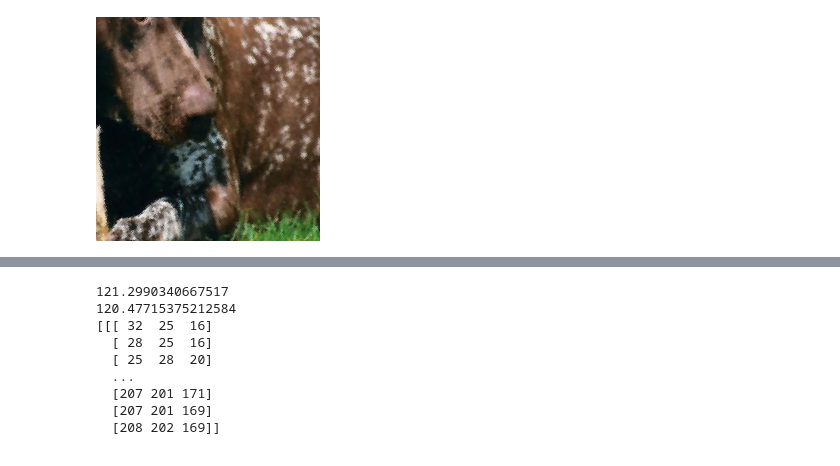
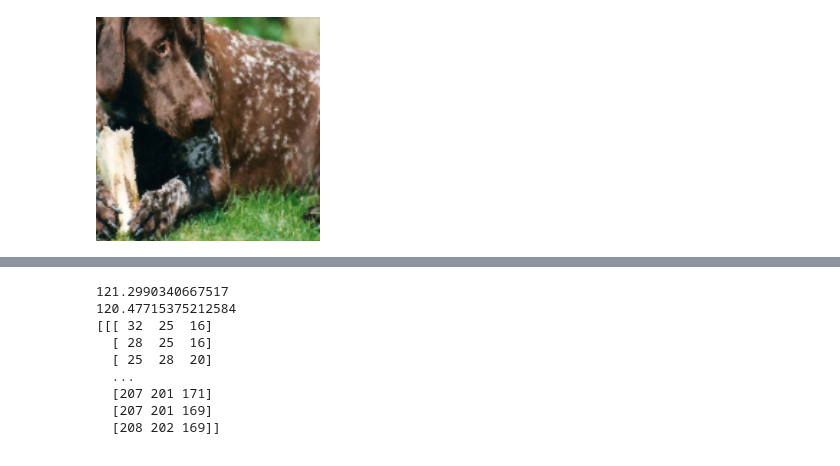
Before and after one commit to beotborry/ConformalXAI, a Jupyter notebook: explanation.ipynb, the cells around one changed output, grey strips where cells are left out. Cells and saved outputs as stored; diff of their text form; code cells hidden in the pictures.

```diff
--- a/explanation.ipynb
+++ b/explanation.ipynb
@@ -28,7 +28,8 @@ model = resnet50(weights = ResNet50_Weights.DEFAULT).eval().cuda()
 
 
 orig_img = Image.open(orig_img_path)
-_orig_img = tensorize(center_crop_224(resize_232(orig_img))).unsqueeze(0).cuda()
+# _orig_img = tensorize(center_crop_224(resize_232(orig_img))).unsqueeze(0).cuda()
+
 
 expl_method = "LayerXAct"
 expl_func = ExplFactory().get_explainer(model = model, expl_method = expl_method)
@@ -36,6 +37,11 @@ expl_func = ExplFactory().get_explainer(model = model, expl_method = expl_method
 # center_crop_224(resize_322(orig_img))
 
 # center_crop_224(resize_322(center_crop_224(resize_322(orig_img))))
-orig_img = center_crop_224(resize_322(orig_img))
-tmp = center_crop_224(resize_322(resize_224(orig_img)))
+
+center_crop_224(resize_322(orig_img))
+# tmp = center_crop_224(resize_322(orig_img))
+# tmp
+# orig_img = center_crop_224(resize_322(orig_img))
+
+# orig_img
 # %% [output]
@@ -53,4 +49,4 @@ resize_224(orig_img)
 # %%
-center_crop_224(T_inv_spatial(resize_322(T_spatial(resize_224(orig_img)))))
+center_crop_224(resize_322(T_inv_spatial(T_spatial(resize_224(orig_img)))))
 # %% [output]
-[figure, old version]
+[figure, new version]
```
Also changed, not shown: parts of 4 cells of this notebook, 14 other files.
